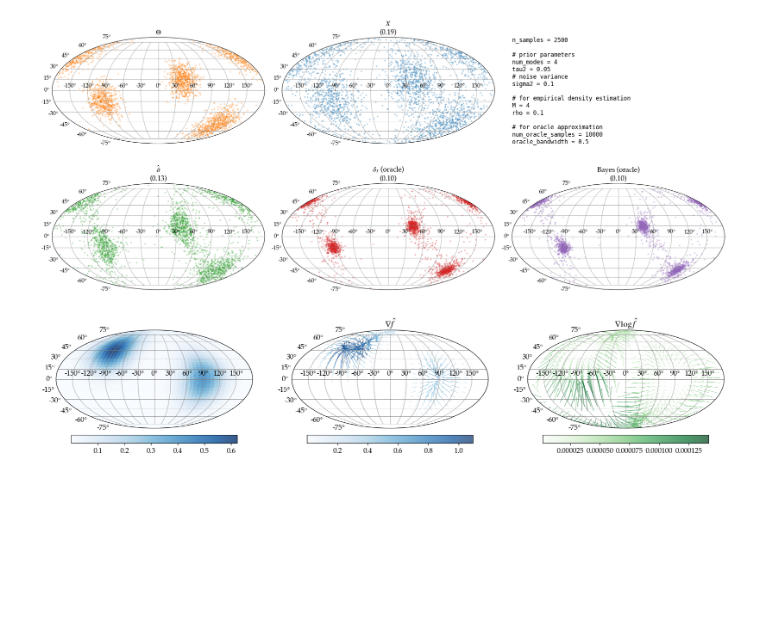
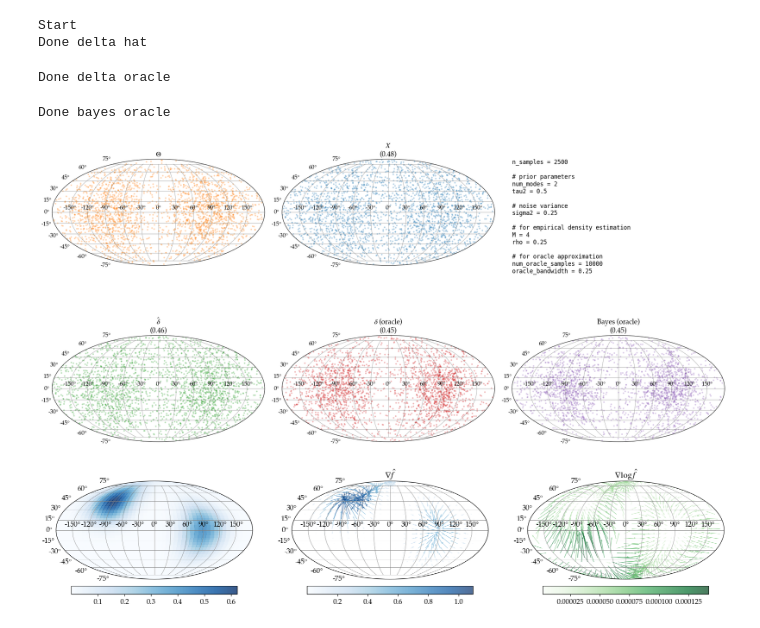
Before and after one commit to aqjaffe/RiemannianEB, a Jupyter notebook: src/examples/S2.ipynb, the cells around one changed output. Drawn from its saved outputs; the diff is of its cells as text; code cells hidden in the pictures; blank space fills up the shorter version.

```diff
--- a/src/examples/S2.ipynb
+++ b/src/examples/S2.ipynb
@@ -8,37 +8,43 @@ manifold_type = 'S2'
 n_samples = 2500
 
 # noise variance
-sigma2 = 0.1
+sigma2 = 0.25
 
 # prior parameters
-num_modes = 4
-tau2 = 0.05
+num_modes = 2
+tau2 = 0.5
 G_params = {'num_modes': num_modes, 'tau2': tau2}
 
 # for empirical density estimation
 M = 4
-rho = 0.1
+rho = 0.25
 
 # for oracle approximation
 num_oracle_samples = 10000
-oracle_bandwidth = 0.5
+oracle_bandwidth = .25
 # %%
-
 Theta = multimodal_sampler(n_samples,manifold_type, G_params)
 X = sphere.random_riemannian_normal(Theta, 1./(sigma2), n_samples)
 delta = denoiser('S2', X, M, rho, sigma2, X, reps=1, stepsize=1)
 
 oracle_delta_T = oracle_denoiser(manifold_type, num_oracle_samples, sigma2, oracle_bandwidth, X, lambda n: multimodal_sampler(n, manifold_type, G_params) )
+
 oracle_delta_B = oracle_bayes(manifold_type, num_oracle_samples, sigma2, oracle_bandwidth, X, lambda n: multimodal_sampler(n, manifold_type, G_params) )
+
 
 loss_N = (sphere.metric.dist_broadcast(X, Theta).ravel()**2).mean()
 loss_T = (sphere.metric.dist_broadcast(delta, Theta).ravel()**2).mean()
 loss_oracle_T = (sphere.metric.dist_broadcast(oracle_delta_T, Theta).ravel()**2).mean()
 loss_oracle_B = (sphere.metric.dist_broadcast(oracle_delta_B, Theta).ravel()**2).mean()
+# %% [output]
+Start
+Done delta hat
+Done delta oracle
+Done bayes oracle
 # %%
 if True:
     # Single figure: 2 on top, 3 on bottom
-    fig, axs = plt.subplots(2, 3, figsize=(20, 8), subplot_kw={'projection': 'mollweide'})
+    fig, axs = plt.subplots(2, 3, figsize=(20, 10), subplot_kw={'projection': 'mollweide'})
 
     # --- top row (use first two axes, use the third for a text panel) ---
     S2scatter(Theta, axs[0, 0], color='C1', alpha=0.25)
@@ -53,37 +59,37 @@ if True:
         f"n_samples = {n_samples}\n\n"
         f"# prior parameters\n"
         f"num_modes = {num_modes}\n"
-        f"tau2 = {tau2}\n"
+        f"tau2 = {tau2}\n\n"
         f"# noise variance\n"
         f"sigma2 = {sigma2}\n\n"
         f"# for empirical density estimation\n"
         f"M = {M}\n"
         f"rho = {rho}\n\n"
         f"# for oracle approximation\n"
         f"num_oracle_samples = {num_oracle_samples}\n"
         f"oracle_bandwidth = {oracle_bandwidth}"
     )
     axs[0, 2].text(
         0.0, 1.0, info,
         transform=axs[0, 2].transAxes,
         va="top", ha="left",
         fontsize=12, family="monospace"
     )
 
     # --- bottom row (three denoisers) ---
     S2scatter(delta, axs[1, 0], color='C2', alpha=0.25)
     axs[1, 0].set_title(rf'$\hat\delta$' + '\n' + f'({loss_T:.2f})')
-
     S2scatter(oracle_delta_T, axs[1, 1], color='C3', alpha=0.25)
-    axs[1, 1].set_title(rf'$\delta_T$ (oracle)' + '\n' + f'({loss_oracle_T:.2f})')
+    axs[1, 1].set_title(rf'$\delta$ (oracle)' + '\n' + f'({loss_oracle_T:.2f})')
 
     S2scatter(oracle_delta_B, axs[1, 2], color='C4', alpha=0.25)
     axs[1, 2].set_title(rf'Bayes (oracle)' + '\n' + f'({loss_oracle_B:.2f})')
 
+    plt.savefig('denoising_S2.png', bbox_inches='tight')
     plt.tight_layout()
     plt.show()
 # %% [output]
-[figure, old version]
+[figure, new version]
 # %%
 grid_resolution = 50
 grid, grid_theta, grid_phi = S2grid(grid_resolution)
```
Also changed, not shown: 33 other files.
